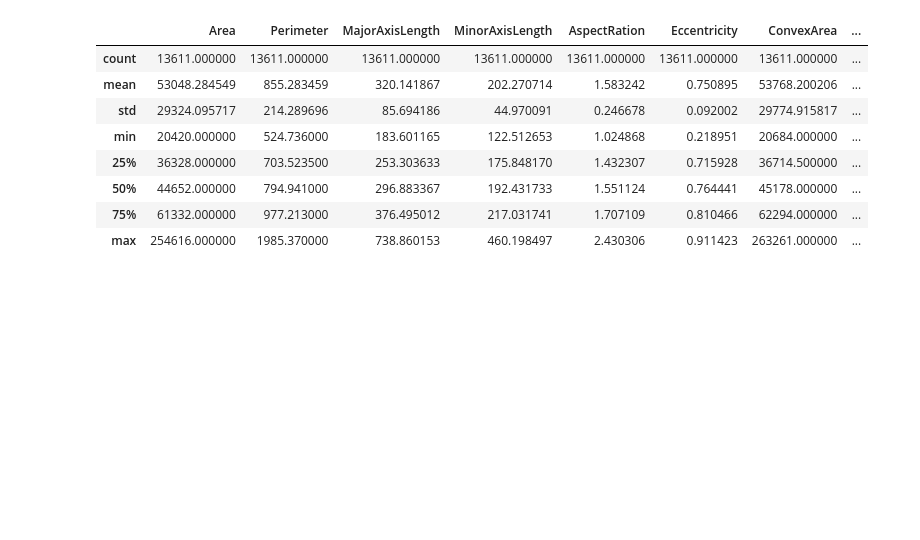
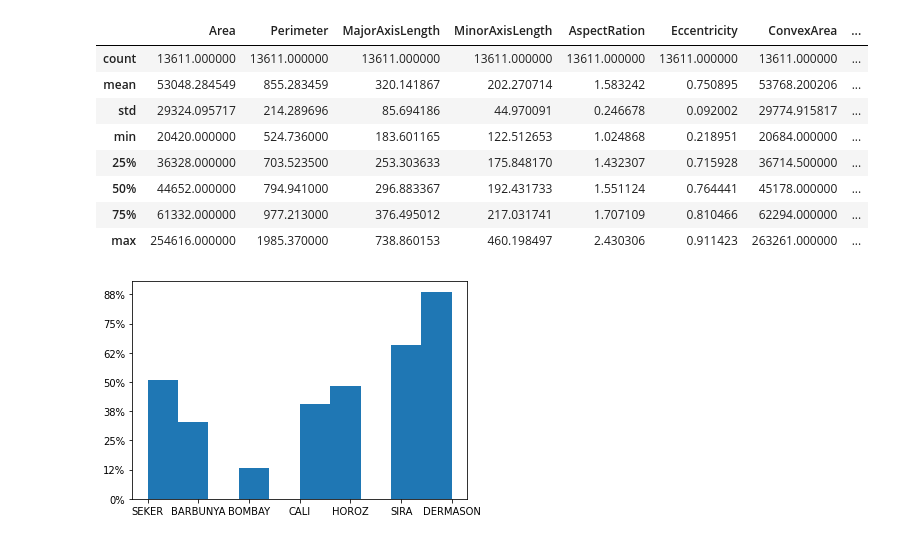
Before and after one commit to irvin-s/smd_project, a Jupyter notebook: 02_dataset_eda/dry_bean_eda.ipynb, the cells around one changed output. Saved outputs shown, nothing was run; the diff lists cells and outputs as text; code cells hidden in the pictures; blank space fills up the shorter version.

```diff
--- a/02_dataset_eda/dry_bean_eda.ipynb
+++ b/02_dataset_eda/dry_bean_eda.ipynb
@@ -64,3 +65,9 @@ df.describe()
 | 50% | 44652.000000 | 794.941000 | 296.883367 | 192.431733 | 1.551124 | 0.764441 | 45178.000000 | ... |
 | 75% | 61332.000000 | 977.213000 | 376.495012 | 217.031741 | 1.707109 | 0.810466 | 62294.000000 | ... |
 | max | 254616.000000 | 1985.370000 | 738.860153 | 460.198497 | 2.430306 | 0.911423 | 263261.000000 | ... |
+# %%
+#Verificando a distribuição da variável resposta
+plt.hist(df["Class"])
+plt.gca().yaxis.set_major_formatter(PercentFormatter(4000))
+# %% [output]
+[figure, added]
```
Also changed, not shown: parts of 1 cell of this notebook.
